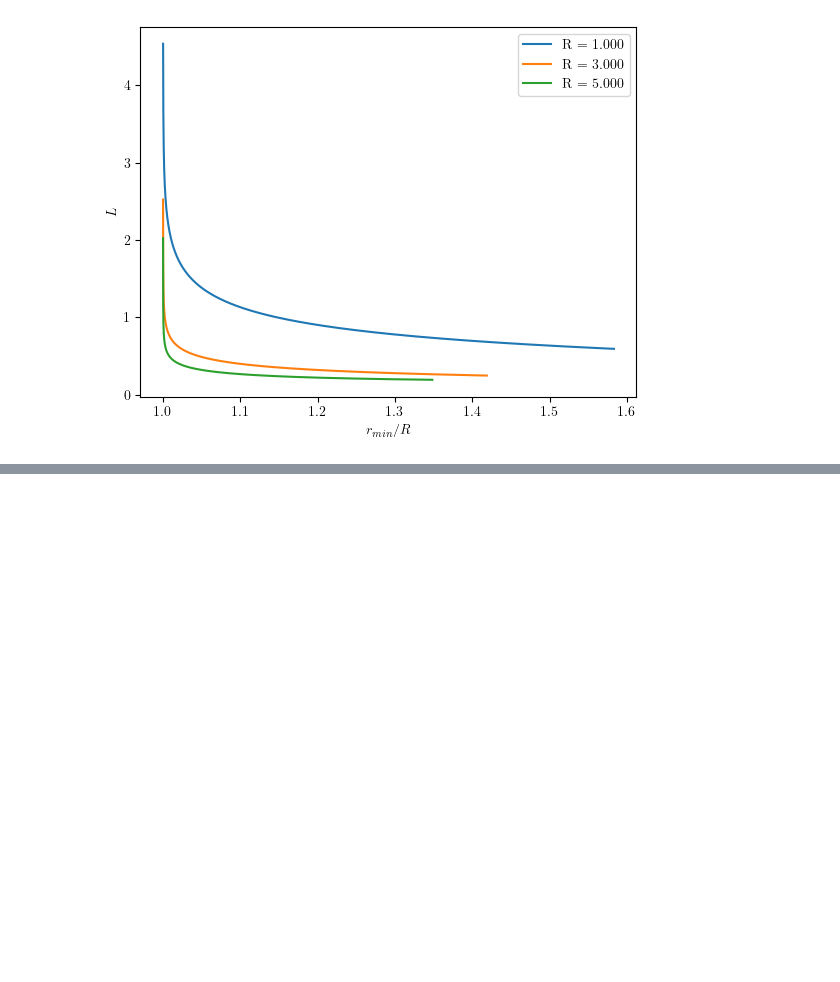
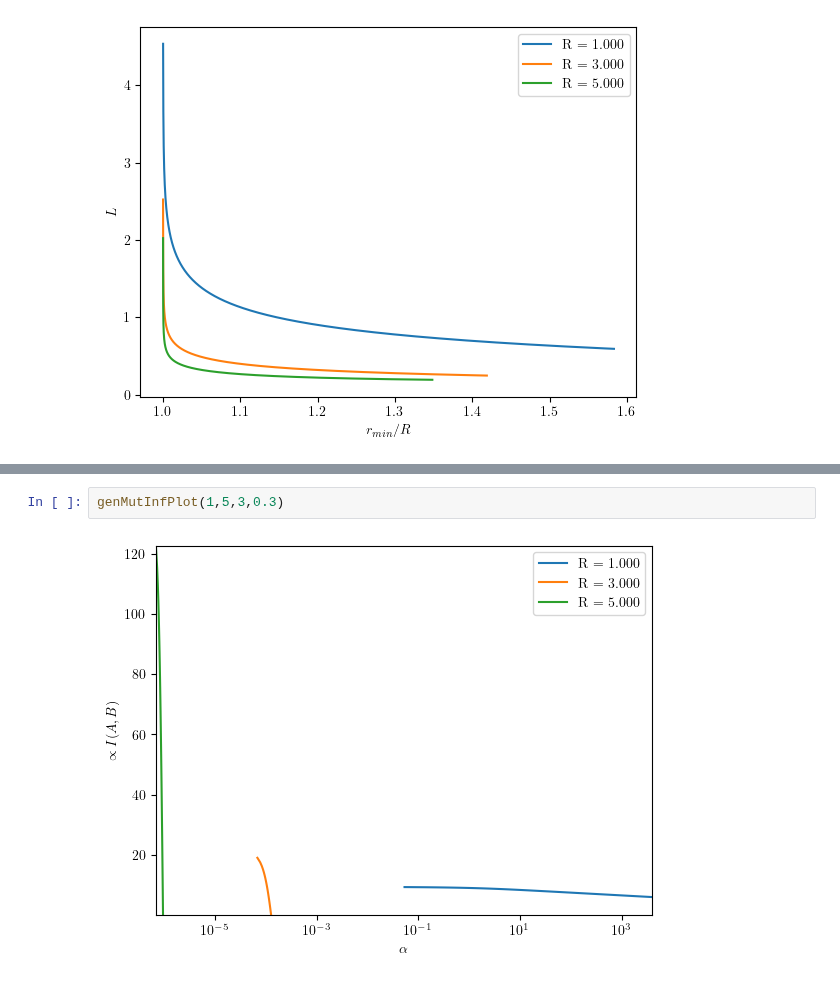
Before and after one commit to Bkorotko03/HoloProj, a Jupyter notebook: NCShock260226.ipynb, the cells around one changed output, grey strips where cells are left out. Cells and saved outputs as stored; diff of their text form; blank space fills up the shorter version.

```diff
--- a/NCShock260226.ipynb
+++ b/NCShock260226.ipynb
@@ -452,0 +525,4 @@ genAdjLvsrminPlot(1,5,3,0.1)
+# %%
+genMutInfPlot(1,5,3,0.3)
+# %% [output]
+[figure, added]
```
Also changed, not shown: parts of 5 cells of this notebook.
